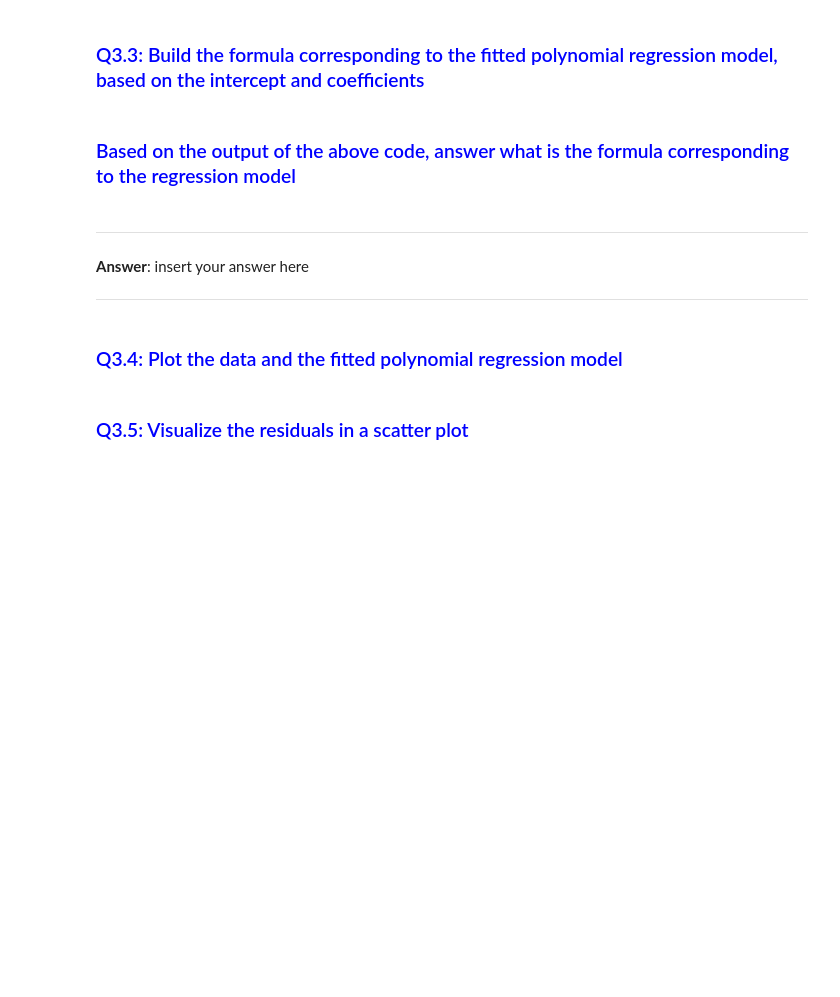
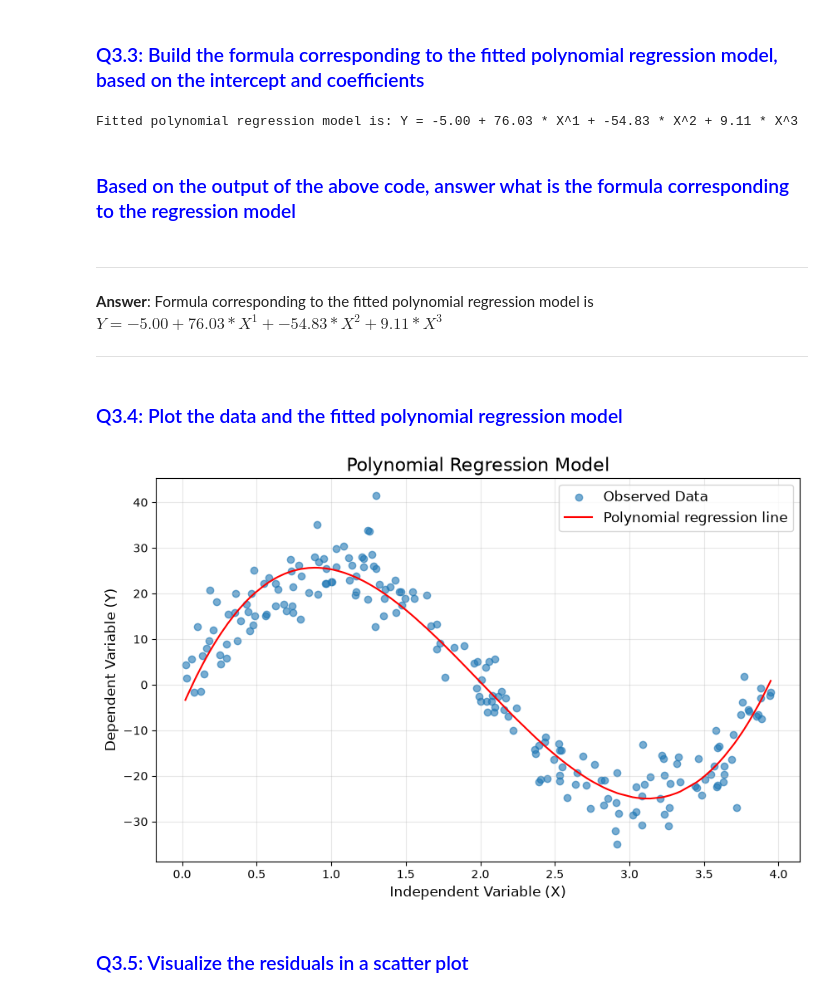
Before and after one commit to chikooooo/Statistics, a Jupyter notebook: Lab 3/TP3_Linear_Regression.ipynb, the cells around one changed output. Drawn from its saved outputs; the diff is of its cells as text; code cells hidden in the pictures; blank space fills up the shorter version.

```diff
--- a/Lab 3/TP3_Linear_Regression.ipynb
+++ b/Lab 3/TP3_Linear_Regression.ipynb
@@ -1165,3 +1177,17 @@ data5 = data4.copy()
+# %%
+# Fit a linear regression model based on the transformed polynomial feature
+model = LinearRegression()
+model.fit(X_poly, data5['y'])
+
+# Store the predicted values
+data5['predicted'] = model.predict(X_poly)
+
+# Calculate residuals: observed - predicted
+data5['residuals'] = data5['y'] - data5['predicted']
+
+# Extract the intercept and coefficients
+intercept = model.intercept_
+coefficients = model.coef_
 # %% [markdown]
 ### <span style="color:blue"> Q3.2: Display the intercept and coefficients of the fitted polynomial regression model  </span>
 # %%
@@ -1170,13 +1214,24 @@ data5 = data4.copy()
 ### <span style="color:blue"> Q3.3: Build the formula corresponding to the fitted polynomial regression model, based on the intercept and coefficients </span>
 # %%
 ### insert your code here
+# Start the formula with the intercept
+formula = f"Y = {intercept:.2f}"
+
+# Extend the formula with the coefficient multiplied with the corresponding term
+for i in range(1, degree + 1):
+    formula += f" + {coefficients[i]:.2f} * X^{i}"
+
+# Print the formula
+print("Fitted polynomial regression model is:", formula)
+# %% [output]
+Fitted polynomial regression model is: Y = -5.00 + 76.03 * X^1 + -54.83 * X^2 + 9.11 * X^3
 # %% [markdown]
 ### <span style="color:blue"> Based on the output of the above code, answer what is the formula corresponding to the regression model </span>
 # %% [markdown]
 ----
 <div>
 
-**Answer**: insert your answer here
+**Answer**: Formula corresponding to the fitted polynomial regression model is $Y = -5.00 + 76.03 * X^1 + -54.83 * X^2 + 9.11 * X^3$
 
 
 </div>
@@ -1186,6 +1241,28 @@ data5 = data4.copy()
 ### <span style="color:blue"> Q3.4: Plot the data and the fitted polynomial regression model </span>
 # %%
 # insert your code here
+plt.figure(figsize=(10, 6))
+
+# Plot a scatter plot for the data
+plt.scatter(data5['x'], data5['y'], alpha=0.6, label="Observed Data")
+
+# Sort the data by 'x' for smooth plotting of the regression line
+sorted_data = data5.sort_values(by='x')
+
+# Plot the polynomial regression line
+plt.plot(sorted_data['x'], sorted_data['predicted'], color='red', label='Polynomial regression line')
+
+# Titles and labels
+plt.title("Polynomial Regression Model", fontsize=16)
+plt.xlabel("Independent Variable (X)", fontsize=12)
+plt.ylabel("Dependent Variable (Y)", fontsize=12)
+plt.legend(fontsize=12)
+plt.grid(True, alpha=0.3)
+
+# Show the plot
+plt.show()
+# %% [output]
+[figure, added]
 # %% [markdown]
 ### <span style="color:blue"> Q3.5: Visualize the residuals in a scatter plot </span>
 # %%
```
Also changed, not shown: parts of 9 cells of this notebook, 1 other file.
